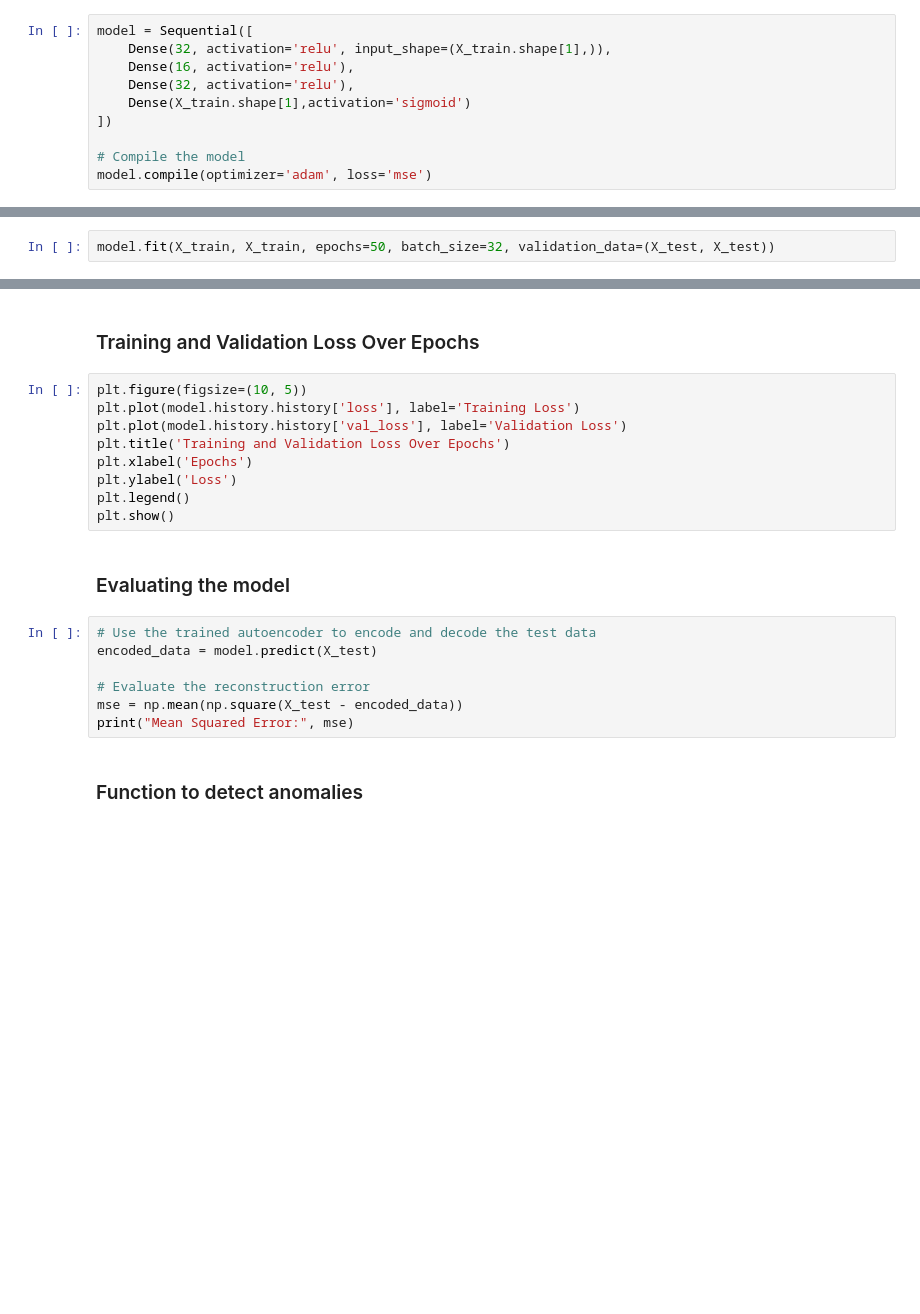
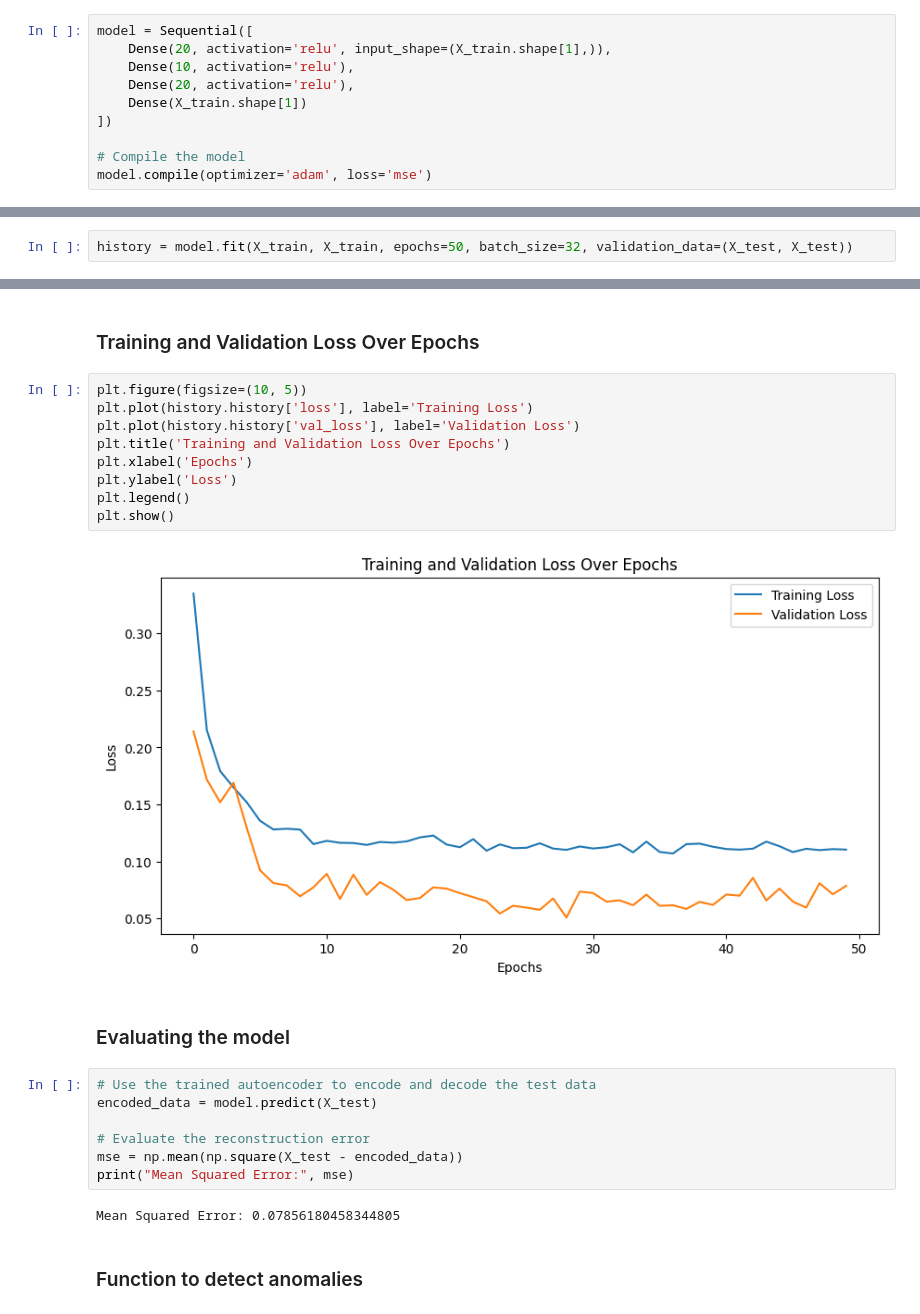
Before and after one commit to Saifix/Network-Anomaly-Detection---Unsupervised-Autoencoder, a Jupyter notebook: Main.ipynb, the cells around one changed output, grey strips where cells are left out. Cells and saved outputs as stored; diff of their text form; blank space fills up the shorter version.

```diff
--- a/Main.ipynb
+++ b/Main.ipynb
@@ -62,10 +64,10 @@ X_train, X_test = train_test_split(X, test_size=0.2, random_state=42)
 ### Define the autoencoder model
 # %%
 model = Sequential([
-    Dense(32, activation='relu', input_shape=(X_train.shape[1],)),
-    Dense(16, activation='relu'),
-    Dense(32, activation='relu'),
-    Dense(X_train.shape[1],activation='sigmoid')
+    Dense(20, activation='relu', input_shape=(X_train.shape[1],)),
+    Dense(10, activation='relu'),
+    Dense(20, activation='relu'),
+    Dense(X_train.shape[1])
 ])
 
 # Compile the model
@@ -73,6 +75,6 @@ model.compile(optimizer='adam', loss='mse')
 # %% [markdown]
 ### Train the autoencoder
 # %%
-model.fit(X_train, X_train, epochs=50, batch_size=32, validation_data=(X_test, X_test))
+history = model.fit(X_train, X_train, epochs=50, batch_size=32, validation_data=(X_test, X_test))
 # %% [output]
 Epoch 1/50
@@ -85,13 +98,15 @@ KeyboardInterrupt:
 ### Training and Validation Loss Over Epochs
 # %%
 plt.figure(figsize=(10, 5))
-plt.plot(model.history.history['loss'], label='Training Loss')
-plt.plot(model.history.history['val_loss'], label='Validation Loss')
+plt.plot(history.history['loss'], label='Training Loss')
+plt.plot(history.history['val_loss'], label='Validation Loss')
 plt.title('Training and Validation Loss Over Epochs')
 plt.xlabel('Epochs')
 plt.ylabel('Loss')
 plt.legend()
 plt.show()
+# %% [output]
+[figure, added]
 # %% [markdown]
 ### Evaluating the model
 # %%
@@ -101,6 +116,8 @@ encoded_data = model.predict(X_test)
 # Evaluate the reconstruction error
 mse = np.mean(np.square(X_test - encoded_data))
 print("Mean Squared Error:", mse)
+# %% [output]
+Mean Squared Error: 0.07856180458344805
 # %% [markdown]
 ### Function to detect anomalies
 # %%
```
Also changed, not shown: parts of 11 cells of this notebook.
